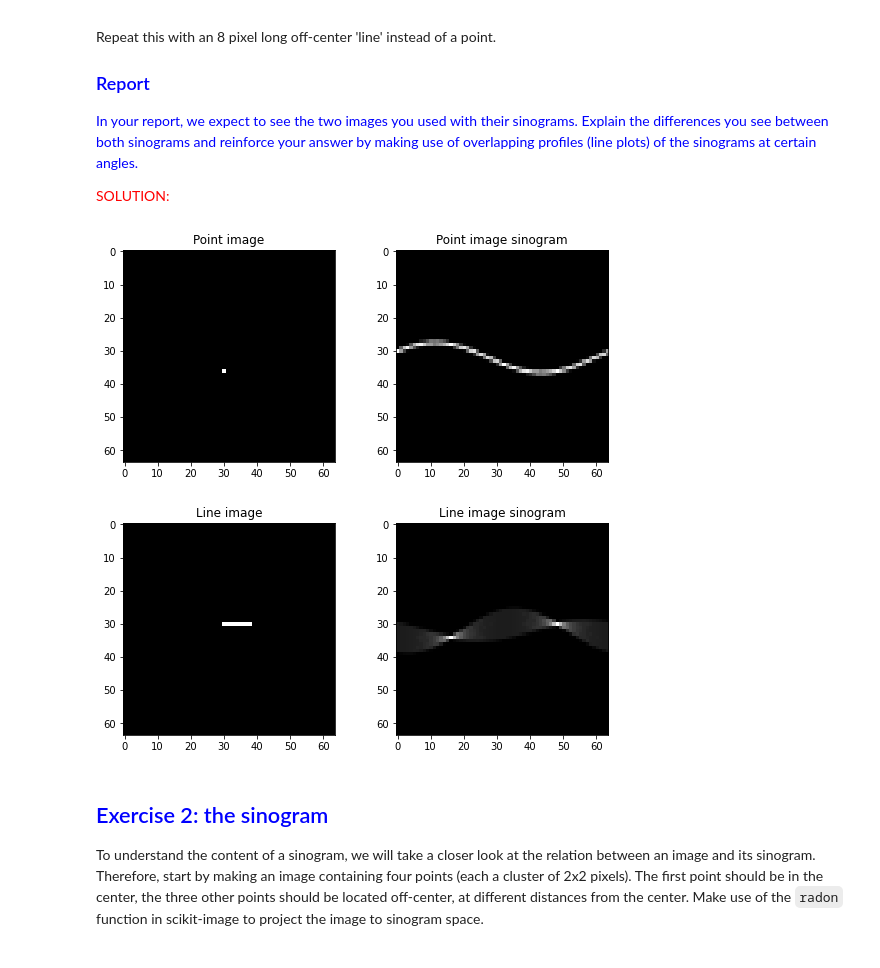
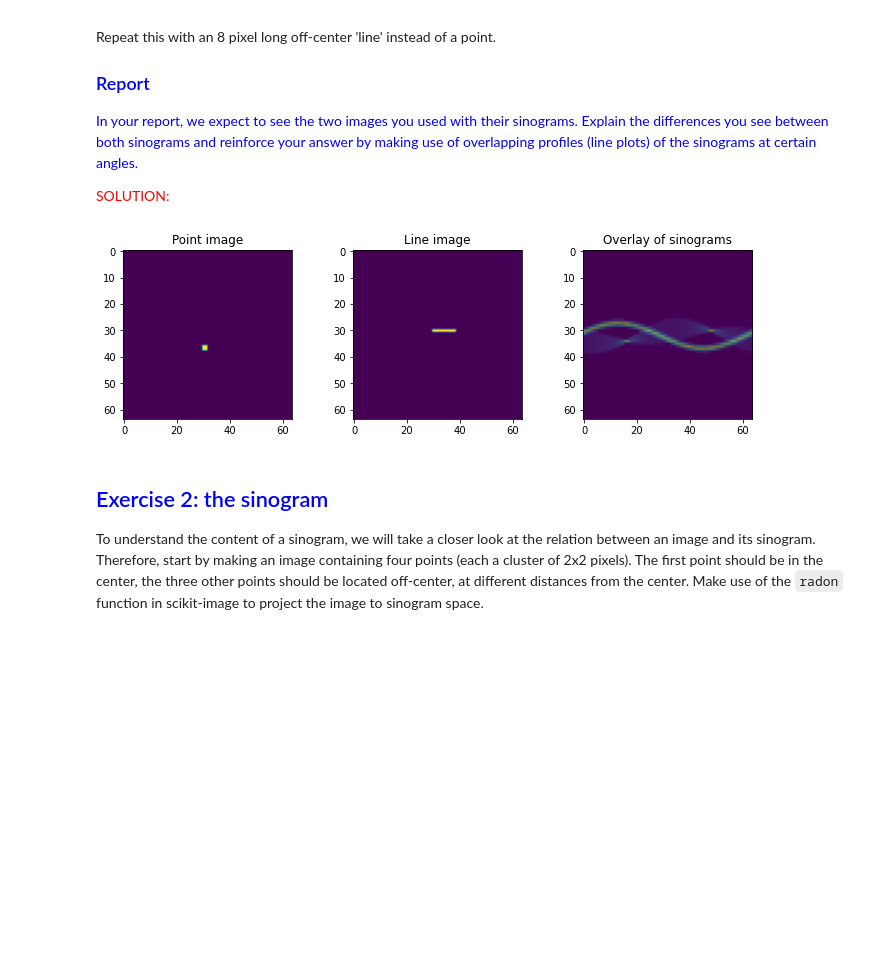
Before and after one commit to cesarz10/Medical-Imaging-UGent, a Jupyter notebook: Practicum_1/UPDATED_Practicum1_ImageFormationAndReconstruction.ipynb, the cells around one changed output. Cells and saved outputs as stored; diff of their text form; code cells hidden in the pictures; blank space fills up the shorter version.

```diff
--- a/Practicum_1/UPDATED_Practicum1_ImageFormationAndReconstruction.ipynb
+++ b/Practicum_1/UPDATED_Practicum1_ImageFormationAndReconstruction.ipynb
@@ -112,40 +112,38 @@ Repeat this with an 8 pixel long off-center 'line' instead of a point.
 # %%
 import numpy as np
 from matplotlib import pyplot as plt
 from skimage.transform import radon
 
 # creating empty image and drawing a 2x2 point
 image_1 = np.zeros((64, 64))
-image_1[36:37, 30:31] = 1
+image_1[36:38, 30:32] = 1
 
 theta = np.linspace(0, 360, max(image_1.shape), endpoint=False) # angles to project the image
 sinogram_1 = radon(image_1, theta=theta) # sinogram of an uncentered point
 
 # creating empty image and drawing an 8-pixel line
 image_2 = np.zeros((64, 64))
 image_2[30, 30:39] = 1
 
 sinogram_2 = radon(image_2, theta=theta) # sinogram of an 8-pixel line
 
 # ploting the different images
-figs, axs = plt.subplots(2, 2, figsize=(8, 8))
+figs, axs = plt.subplots(1, 3, figsize=(10, 10))
 figs.tight_layout(pad=3.0)
-axs[0,0].imshow(image_1, cmap='gray')
-axs[0,0].set_title('Point image')
+axs[0].imshow(image_1)#, cmap='gray')
+axs[0].set_title('Point image')
 
-axs[0,1].imshow(sinogram_1, cmap='gray')
-axs[0,1].set_title('Point image sinogram')
+axs[1].imshow(image_2)#, cmap='gray')
+axs[1].set_title('Line image')
 
-axs[1,0].imshow(image_2, cmap='gray')
-axs[1,0].set_title('Line image')
+axs[2].imshow(sinogram_1)#, cmap='gray')
+axs[2].imshow(sinogram_2, alpha=0.5)
+axs[2].set_title('Overlay of sinograms')
 
-axs[1,1].imshow(sinogram_2, cmap='gray')
-axs[1,1].set_title('Line image sinogram')
-
-plt.savefig(f"report/EX_1_Point_and_line_sinograms.png")
+# plt.savefig(f"report/EX_1_Point_and_line_sinograms.png")
 plt.show()
 # %% [output]
-[figure, old version]
+[figure, new version]
 # %% [markdown]
 ## <font color='blue'>Exercise 2: the sinogram</font>
 To understand the content of a sinogram, we will take a closer look at the relation between an image and its sinogram. Therefore, start by making an image containing four points (each a cluster of 2x2 pixels). The first point should be in the center, the three other points should be located off-center, at different distances from the center. Make use of the `radon` function in scikit-image to project the image to sinogram space.
```
Also changed, not shown: parts of 9 cells of this notebook, 2 other files.
